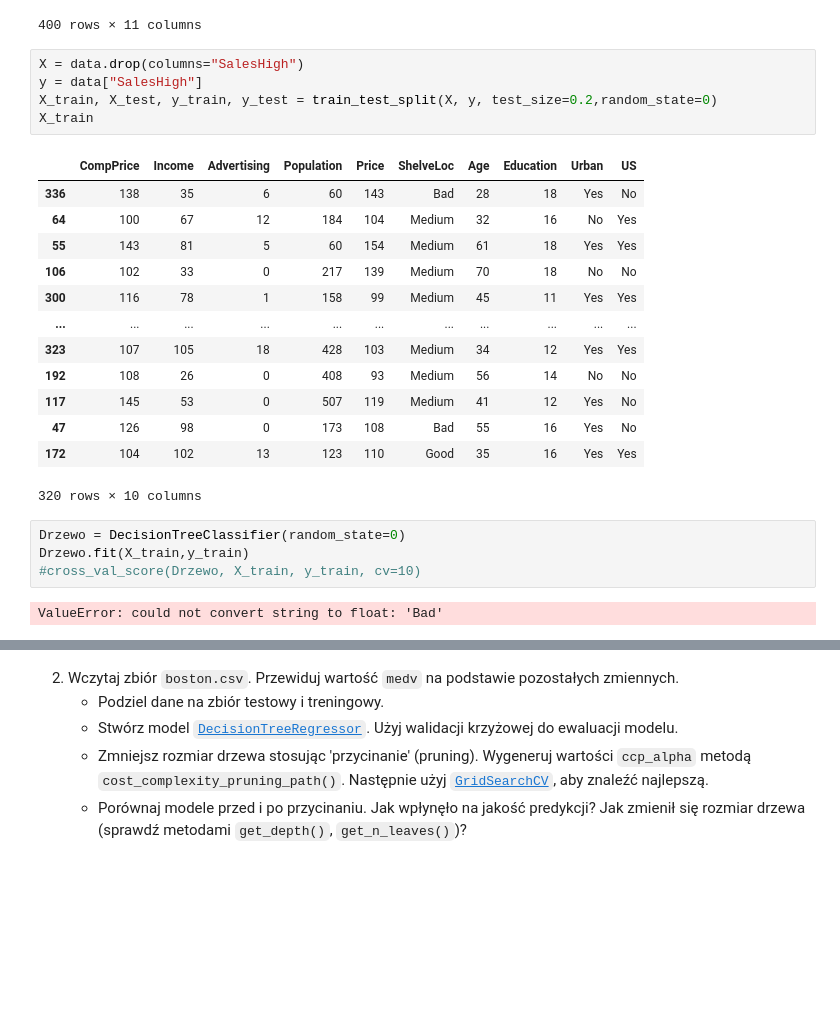
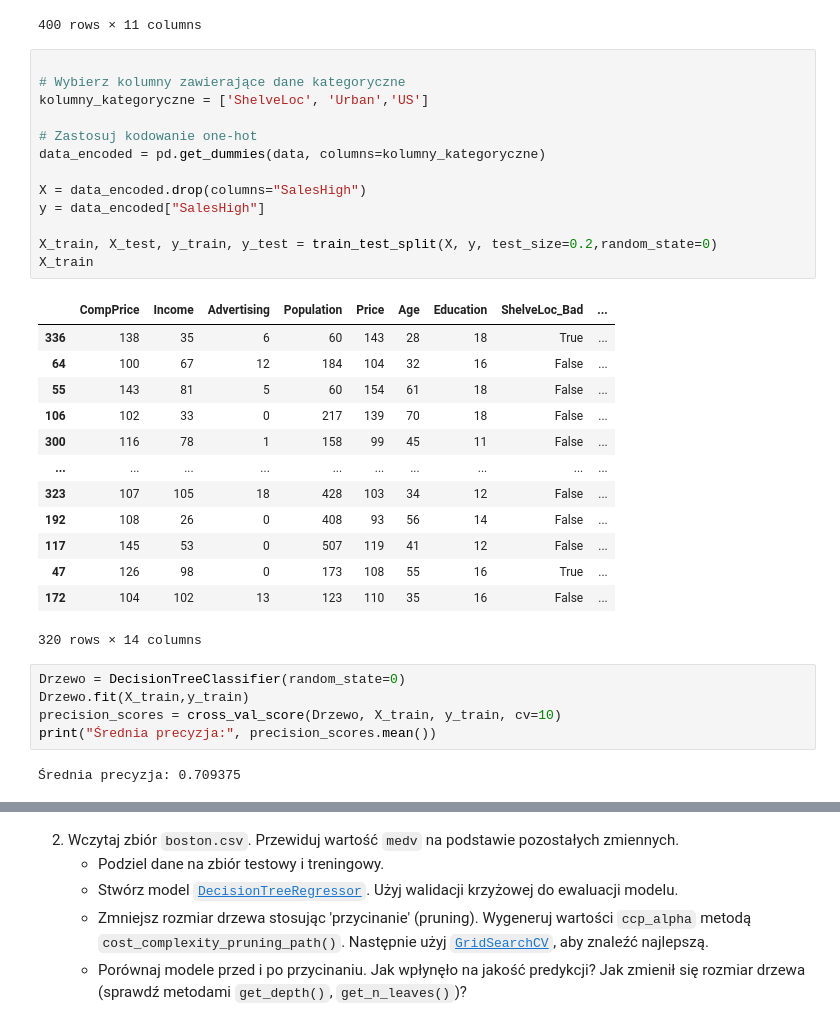
Before and after one commit to MichalBrodackiPJA/Eksploracja-i-Wizualizacja-Danych, a Jupyter notebook: Ćwiczenia 5/Lab - Drzewa.ipynb, the cells around one changed output, grey strips where cells are left out. Cells and saved outputs as stored; diff of their text form; blank space fills up the shorter version.

```diff
--- a/Ćwiczenia 5/Lab - Drzewa.ipynb
+++ b/Ćwiczenia 5/Lab - Drzewa.ipynb
@@ -74,27 +78,36 @@ data
 | 399 | True | 134 | 37 | 0 | 27 | 120 | Good | 49 | 16 | ... |
 400 rows × 11 columns
 # %%
-X = data.drop(columns="SalesHigh")
-y = data["SalesHigh"]
+
+# Wybierz kolumny zawierające dane kategoryczne
+kolumny_kategoryczne = ['ShelveLoc', 'Urban','US']
+
+# Zastosuj kodowanie one-hot
+data_encoded = pd.get_dummies(data, columns=kolumny_kategoryczne)
+
+X = data_encoded.drop(columns="SalesHigh")
+y = data_encoded["SalesHigh"]
+
 X_train, X_test, y_train, y_test = train_test_split(X, y, test_size=0.2,random_state=0)
 X_train
 # %% [output]
-|  | CompPrice | Income | Advertising | Population | Price | ShelveLoc | Age | Education | Urban | US |
-| 336 | 138 | 35 | 6 | 60 | 143 | Bad | 28 | 18 | Yes | No |
-| 64 | 100 | 67 | 12 | 184 | 104 | Medium | 32 | 16 | No | Yes |
-| 55 | 143 | 81 | 5 | 60 | 154 | Medium | 61 | 18 | Yes | Yes |
-| 106 | 102 | 33 | 0 | 217 | 139 | Medium | 70 | 18 | No | No |
-| 300 | 116 | 78 | 1 | 158 | 99 | Medium | 45 | 11 | Yes | Yes |
-| ... | ... | ... | ... | ... | ... | ... | ... | ... | ... | ... |
-| 323 | 107 | 105 | 18 | 428 | 103 | Medium | 34 | 12 | Yes | Yes |
-| 192 | 108 | 26 | 0 | 408 | 93 | Medium | 56 | 14 | No | No |
-| 117 | 145 | 53 | 0 | 507 | 119 | Medium | 41 | 12 | Yes | No |
-| 47 | 126 | 98 | 0 | 173 | 108 | Bad | 55 | 16 | Yes | No |
-| 172 | 104 | 102 | 13 | 123 | 110 | Good | 35 | 16 | Yes | Yes |
+|  | CompPrice | Income | Advertising | Population | Price | Age | Education | ShelveLoc_Bad | ... |
+| 336 | 138 | 35 | 6 | 60 | 143 | 28 | 18 | True | ... |
+| 64 | 100 | 67 | 12 | 184 | 104 | 32 | 16 | False | ... |
+| 55 | 143 | 81 | 5 | 60 | 154 | 61 | 18 | False | ... |
+| 106 | 102 | 33 | 0 | 217 | 139 | 70 | 18 | False | ... |
+| 300 | 116 | 78 | 1 | 158 | 99 | 45 | 11 | False | ... |
+| ... | ... | ... | ... | ... | ... | ... | ... | ... | ... |
+| 323 | 107 | 105 | 18 | 428 | 103 | 34 | 12 | False | ... |
+| 192 | 108 | 26 | 0 | 408 | 93 | 56 | 14 | False | ... |
+| 117 | 145 | 53 | 0 | 507 | 119 | 41 | 12 | False | ... |
+| 47 | 126 | 98 | 0 | 173 | 108 | 55 | 16 | True | ... |
+| 172 | 104 | 102 | 13 | 123 | 110 | 35 | 16 | False | ... |
-320 rows × 10 columns
+320 rows × 14 columns
 # %%
 Drzewo = DecisionTreeClassifier(random_state=0)
 Drzewo.fit(X_train,y_train)
-#cross_val_score(Drzewo, X_train, y_train, cv=10)
+precision_scores = cross_val_score(Drzewo, X_train, y_train, cv=10)
+print("Średnia precyzja:", precision_scores.mean())
 # %% [output]
-ValueError: could not convert string to float: 'Bad'
+Średnia precyzja: 0.709375
```
Also changed, not shown: parts of 4 cells of this notebook, 1 other file.
